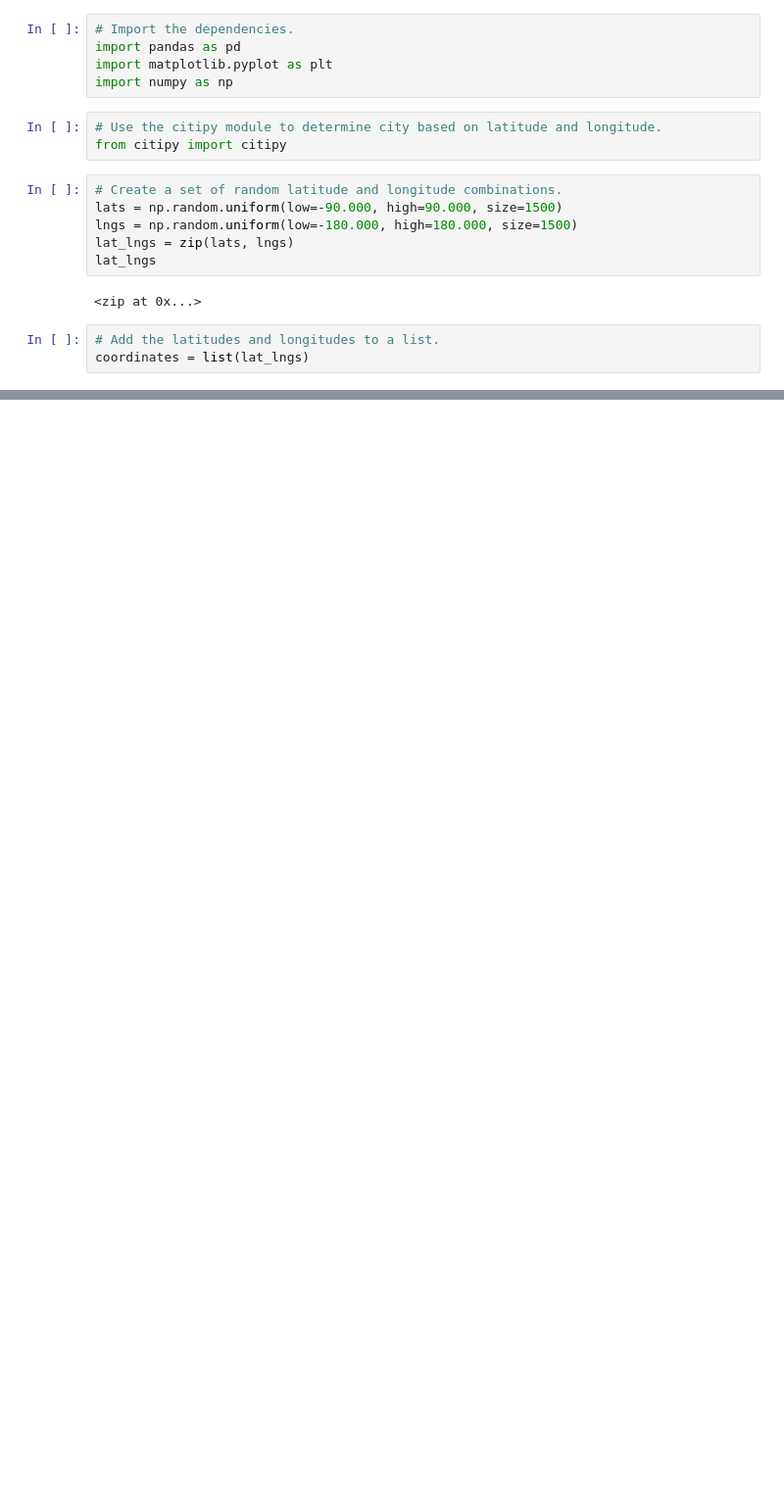
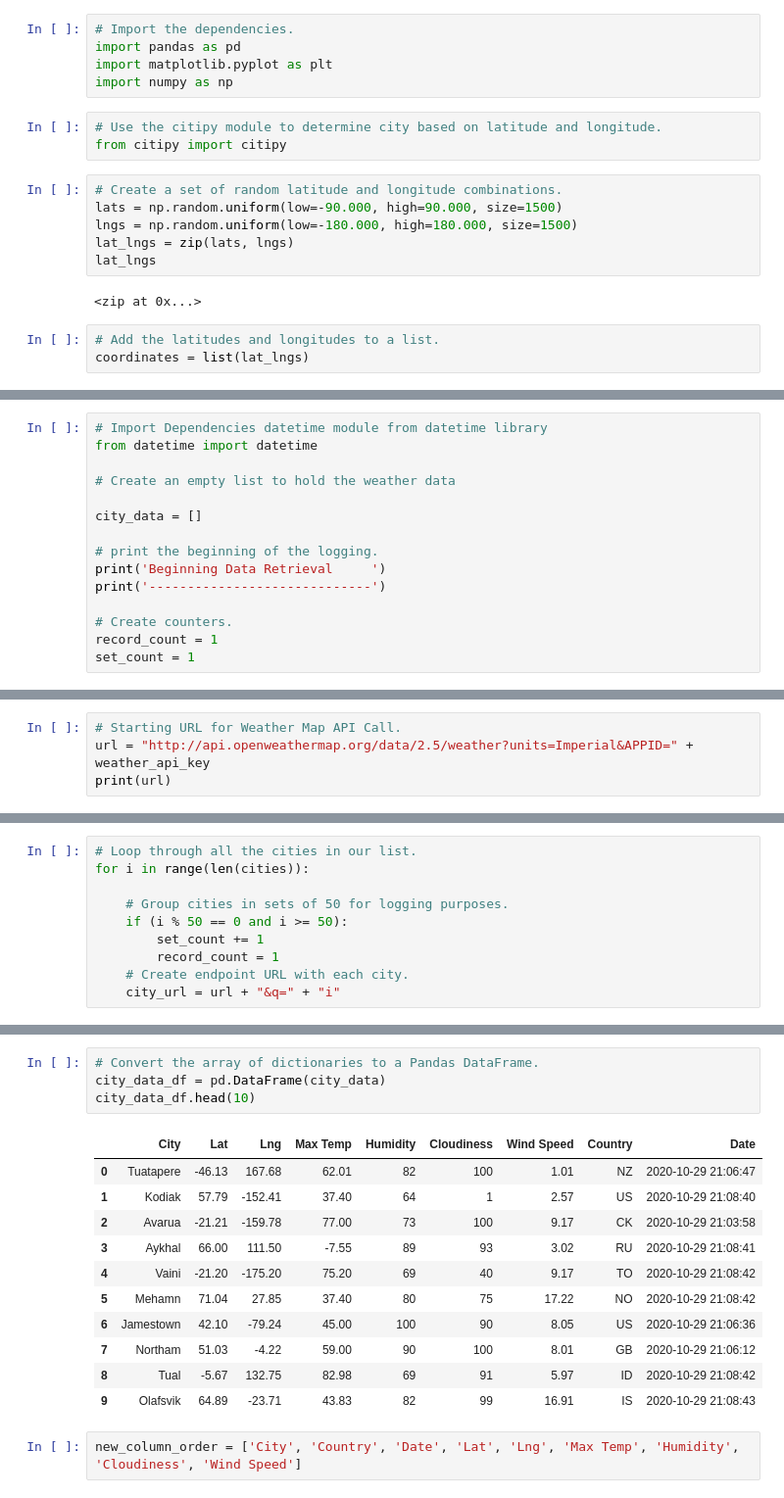
Before and after one commit to ewyluda/World_Weather_Analysis, a Jupyter notebook: WeatherPy.ipynb, the cells around one changed output, grey strips where cells are left out. Shown: that part at 98% size. Saved outputs shown, nothing was run; the diff lists cells and outputs as text; blank space fills up the shorter version.

Commit message:
module 6.2.7 progress

```diff
--- a/WeatherPy.ipynb
+++ b/WeatherPy.ipynb
@@ -33,0 +38,15 @@ len(cities)
+# %%
+# Import Dependencies datetime module from datetime library
+from datetime import datetime
+
+# Create an empty list to hold the weather data
+
+city_data = []
+
+# print the beginning of the logging.
+print('Beginning Data Retrieval     ')
+print('-----------------------------')
+
+# Create counters.
+record_count = 1
+set_count = 1
@@ -33,0 +65,4 @@ len(cities)
+# %%
+# Starting URL for Weather Map API Call.
+url = "http://api.openweathermap.org/data/2.5/weather?units=Imperial&APPID=" + weather_api_key
+print(url)
@@ -33,0 +71,10 @@ len(cities)
+# %%
+# Loop through all the cities in our list.
+for i in range(len(cities)):
+
+    # Group cities in sets of 50 for logging purposes.
+    if (i % 50 == 0 and i >= 50):
+        set_count += 1
+        record_count = 1
+    # Create endpoint URL with each city.
+    city_url = url + "&q=" + "i"
@@ -33,0 +150,18 @@ len(cities)
+# %%
+# Convert the array of dictionaries to a Pandas DataFrame.
+city_data_df = pd.DataFrame(city_data)
+city_data_df.head(10)
+# %% [output]
+|  | City | Lat | Lng | Max Temp | Humidity | Cloudiness | Wind Speed | Country | Date |
+| 0 | Tuatapere | -46.13 | 167.68 | 62.01 | 82 | 100 | 1.01 | NZ | 2020-10-29 21:06:47 |
+| 1 | Kodiak | 57.79 | -152.41 | 37.40 | 64 | 1 | 2.57 | US | 2020-10-29 21:08:40 |
+| 2 | Avarua | -21.21 | -159.78 | 77.00 | 73 | 100 | 9.17 | CK | 2020-10-29 21:03:58 |
+| 3 | Aykhal | 66.00 | 111.50 | -7.55 | 89 | 93 | 3.02 | RU | 2020-10-29 21:08:41 |
+| 4 | Vaini | -21.20 | -175.20 | 75.20 | 69 | 40 | 9.17 | TO | 2020-10-29 21:08:42 |
+| 5 | Mehamn | 71.04 | 27.85 | 37.40 | 80 | 75 | 17.22 | NO | 2020-10-29 21:08:42 |
+| 6 | Jamestown | 42.10 | -79.24 | 45.00 | 100 | 90 | 8.05 | US | 2020-10-29 21:06:36 |
+| 7 | Northam | 51.03 | -4.22 | 59.00 | 90 | 100 | 8.01 | GB | 2020-10-29 21:06:12 |
+| 8 | Tual | -5.67 | 132.75 | 82.98 | 69 | 91 | 5.97 | ID | 2020-10-29 21:08:42 |
+| 9 | Olafsvik | 64.89 | -23.71 | 43.83 | 82 | 99 | 16.91 | IS | 2020-10-29 21:08:43 |
+# %%
+new_column_order = ['City', 'Country', 'Date', 'Lat', 'Lng', 'Max Temp', 'Humidity', 'Cloudiness', 'Wind Speed']
```
Also changed, not shown: parts of 10 cells of this notebook, 3 other files.
